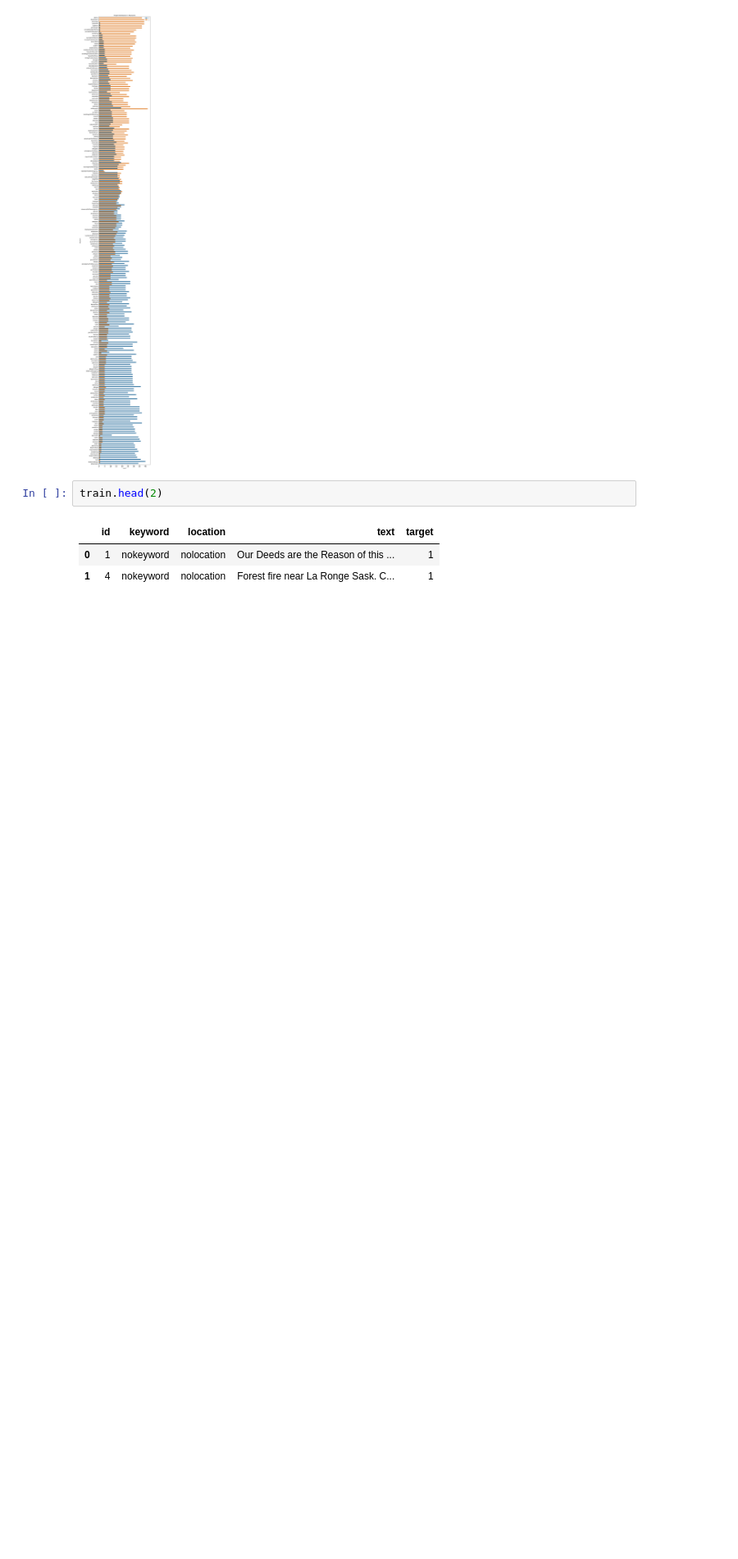
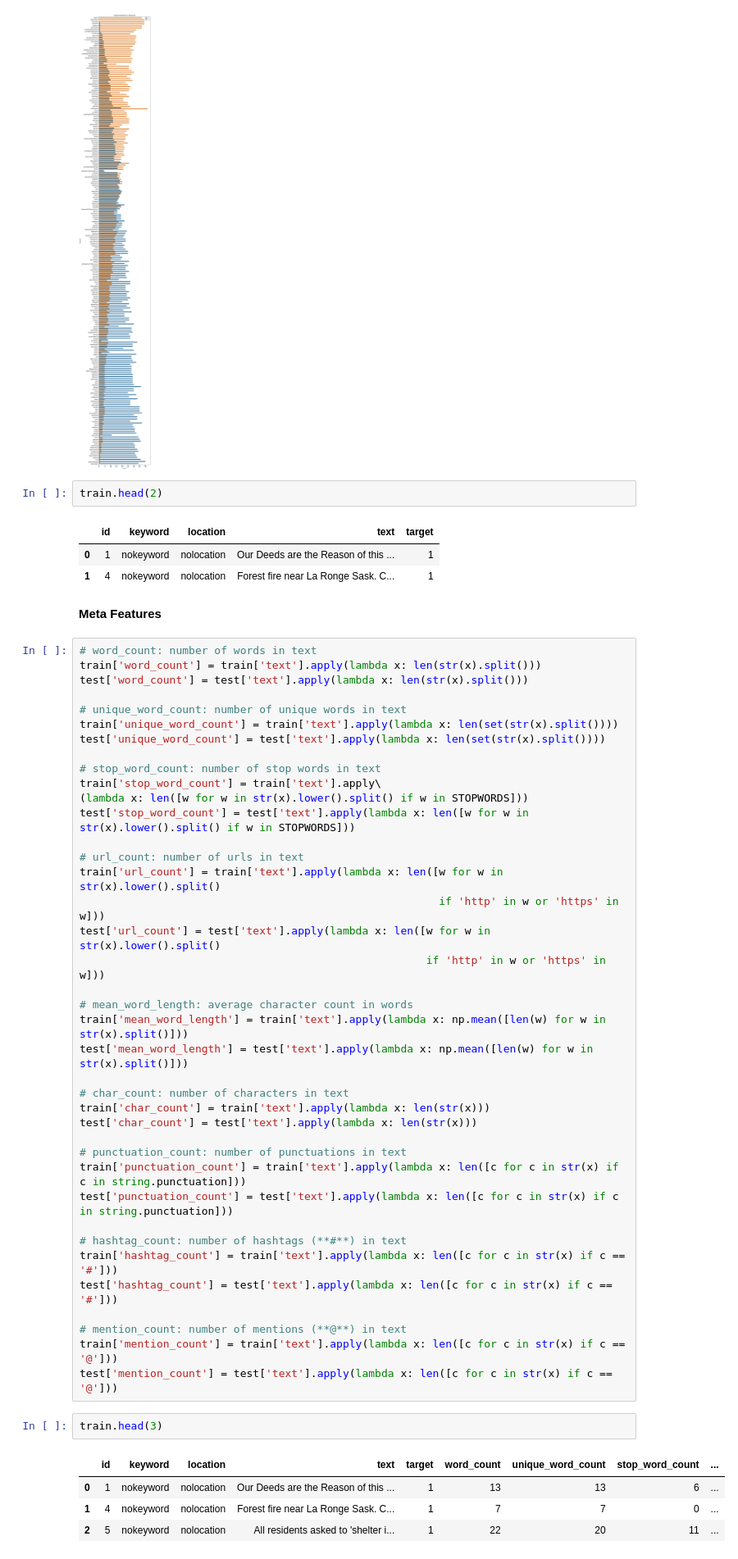
Before and after one commit to plthiyagu/Real-or-Not-NLP-with-Disaster-Tweets, a Jupyter notebook: My Real or Not? NLP Notebook.ipynb, the cells around one changed output. Shown at 82% size. Drawn from its saved outputs; the diff is of its cells as text; blank space fills up the shorter version.

```diff
--- a/My Real or Not? NLP Notebook.ipynb
+++ b/My Real or Not? NLP Notebook.ipynb
@@ -212,3 +212,51 @@ train.head(2)
 |  | id | keyword | location | text | target |
 | 0 | 1 | nokeyword | nolocation | Our Deeds are the Reason of this ... | 1 |
 | 1 | 4 | nokeyword | nolocation | Forest fire near La Ronge Sask. C... | 1 |
+# %% [markdown]
+**Meta Features**
+# %%
+# word_count: number of words in text
+train['word_count'] = train['text'].apply(lambda x: len(str(x).split()))
+test['word_count'] = test['text'].apply(lambda x: len(str(x).split()))
+
+# unique_word_count: number of unique words in text
+train['unique_word_count'] = train['text'].apply(lambda x: len(set(str(x).split())))
+test['unique_word_count'] = test['text'].apply(lambda x: len(set(str(x).split())))
+
+# stop_word_count: number of stop words in text
+train['stop_word_count'] = train['text'].apply\
+(lambda x: len([w for w in str(x).lower().split() if w in STOPWORDS]))
+test['stop_word_count'] = test['text'].apply(lambda x: len([w for w in str(x).lower().split() if w in STOPWORDS]))
+
+# url_count: number of urls in text
+train['url_count'] = train['text'].apply(lambda x: len([w for w in str(x).lower().split()
+                                                        if 'http' in w or 'https' in w]))
+test['url_count'] = test['text'].apply(lambda x: len([w for w in str(x).lower().split()
+                                                      if 'http' in w or 'https' in w]))
+
+# mean_word_length: average character count in words
+train['mean_word_length'] = train['text'].apply(lambda x: np.mean([len(w) for w in str(x).split()]))
+test['mean_word_length'] = test['text'].apply(lambda x: np.mean([len(w) for w in str(x).split()]))
+
+# char_count: number of characters in text
+train['char_count'] = train['text'].apply(lambda x: len(str(x)))
+test['char_count'] = test['text'].apply(lambda x: len(str(x)))
+
+# punctuation_count: number of punctuations in text
+train['punctuation_count'] = train['text'].apply(lambda x: len([c for c in str(x) if c in string.punctuation]))
+test['punctuation_count'] = test['text'].apply(lambda x: len([c for c in str(x) if c in string.punctuation]))
+
+# hashtag_count: number of hashtags (**#**) in text
+train['hashtag_count'] = train['text'].apply(lambda x: len([c for c in str(x) if c == '#']))
+test['hashtag_count'] = test['text'].apply(lambda x: len([c for c in str(x) if c == '#']))
+
+# mention_count: number of mentions (**@**) in text
+train['mention_count'] = train['text'].apply(lambda x: len([c for c in str(x) if c == '@']))
+test['mention_count'] = test['text'].apply(lambda x: len([c for c in str(x) if c == '@']))
+# %%
+train.head(3)
+# %% [output]
+|  | id | keyword | location | text | target | word_count | unique_word_count | stop_word_count | ... |
+| 0 | 1 | nokeyword | nolocation | Our Deeds are the Reason of this ... | 1 | 13 | 13 | 6 | ... |
+| 1 | 4 | nokeyword | nolocation | Forest fire near La Ronge Sask. C... | 1 | 7 | 7 | 0 | ... |
+| 2 | 5 | nokeyword | nolocation | All residents asked to 'shelter i... | 1 | 22 | 20 | 11 | ... |
```
